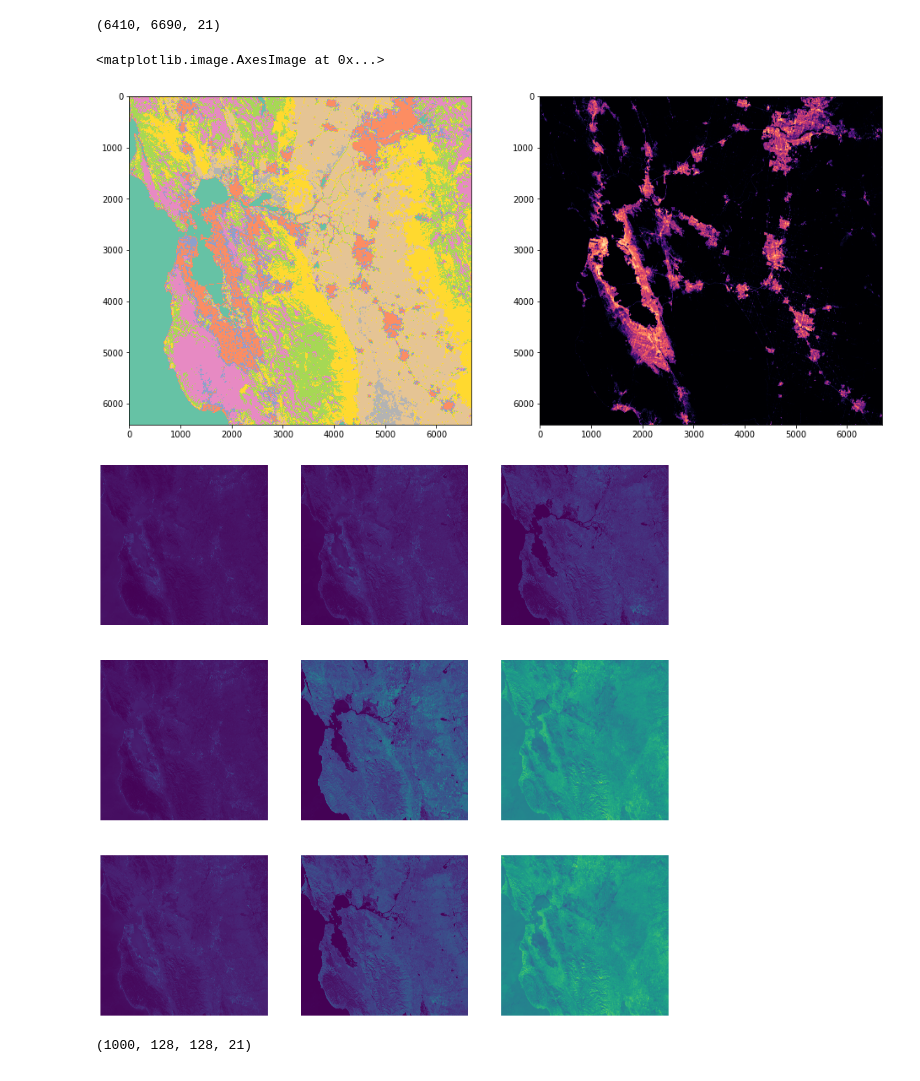
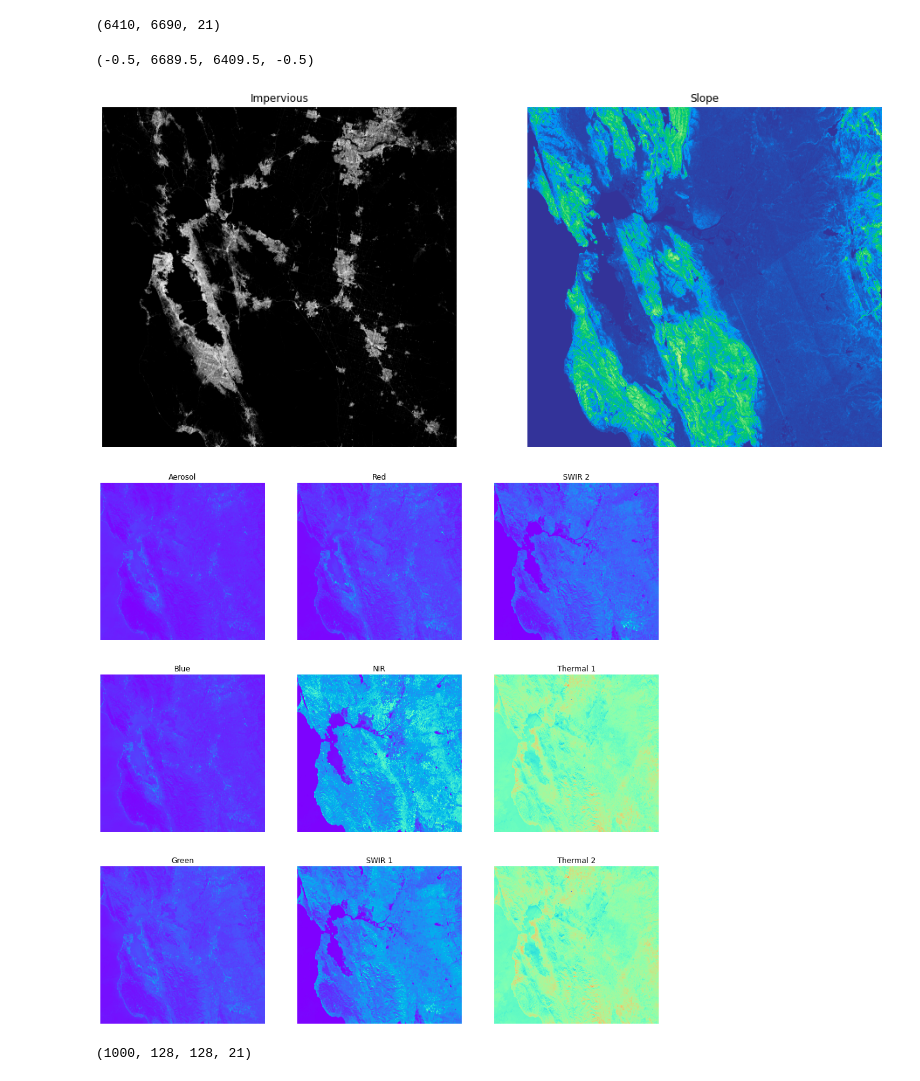
Before and after one commit to asrenninger/sensing, a Jupyter notebook: python/gee.ipynb, the cells around one changed output. Drawn from its saved outputs; the diff is of its cells as text; code cells hidden in the pictures.

```diff
--- a/python/gee.ipynb
+++ b/python/gee.ipynb
@@ -249,24 +249,36 @@ import matplotlib.pyplot as plt
 # %%
 fig, axs = plt.subplots(1, 2, figsize = [16, 16])
 
-axs[0].imshow(img[:, :, 0], cmap = 'Set2')
-axs[1].imshow(img[:, :, 1], cmap = 'magma')
+axs[0].imshow(img[:, :, 1], cmap = 'gray')
+axs[1].imshow(img[:, :, 2], cmap = 'terrain')
+
+axs[0].set_title('Impervious')
+axs[1].set_title('Slope')
+
+axs[0].axis('off')
+axs[1].axis('off')
 # %% [output]
-<matplotlib.image.AxesImage at 0x...>
+(-0.5, 6689.5, 6409.5, -0.5)
-[figure, old version]
+[figure, new version]
 # %%
 fig, axs = plt.subplots(3, 3, figsize = [16, 16])
 
+opticalBands = ['Aerosol', 'Blue', 'Green', 'Red', 'NIR', 'SWIR 1', 'SWIR 2']
+thermalBands = ['Thermal 1', 'Thermal 2']
+
+BANDS = opticalBands + thermalBands
+
 for i in np.arange(0, 3):
     for j in np.arange(0, 3):
-      slot = slot = i*3+j
+      slot = i*3+j
       axs[j, i].axis('off')
-      axs[j, i].imshow(img[:,:, slot + 3], cmap = 'viridis')
+      axs[j, i].imshow(img[:,:, slot + 3], cmap = 'rainbow')
+      axs[j, i].set_title('{}'.format(BANDS[slot]))
 
 plt.xticks([]), plt.yticks([])
 plt.show()
 # %% [output]
-[figure, old version]
+[figure, new version]
 # %%
 from sklearn.feature_extraction import image
 # %%
```
Also changed, not shown: parts of 17 cells of this notebook.
